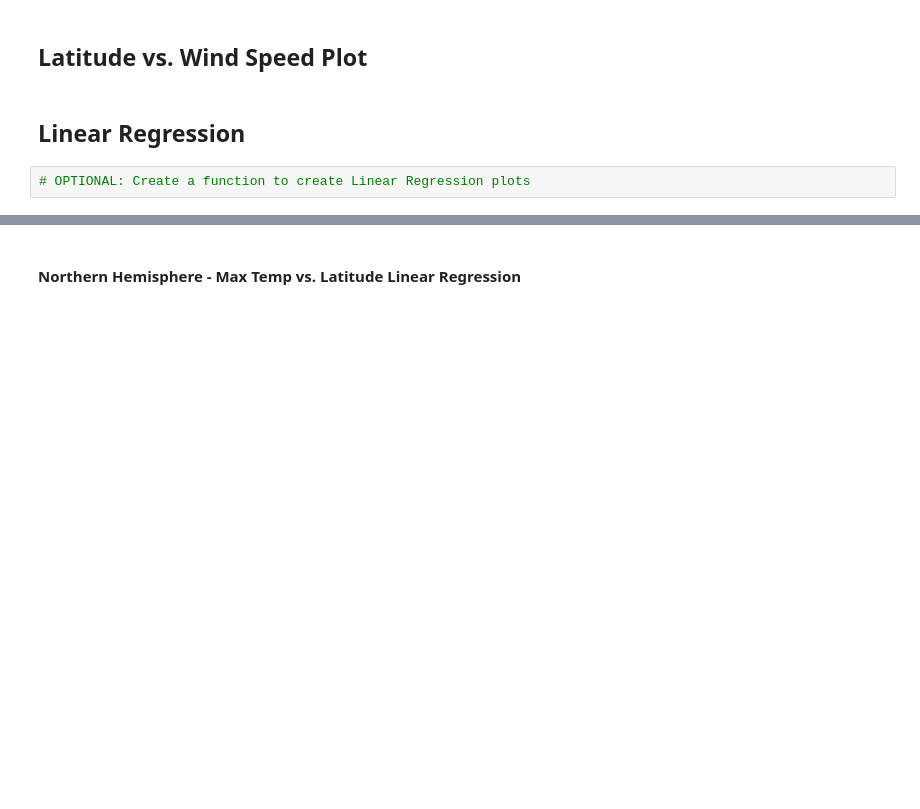
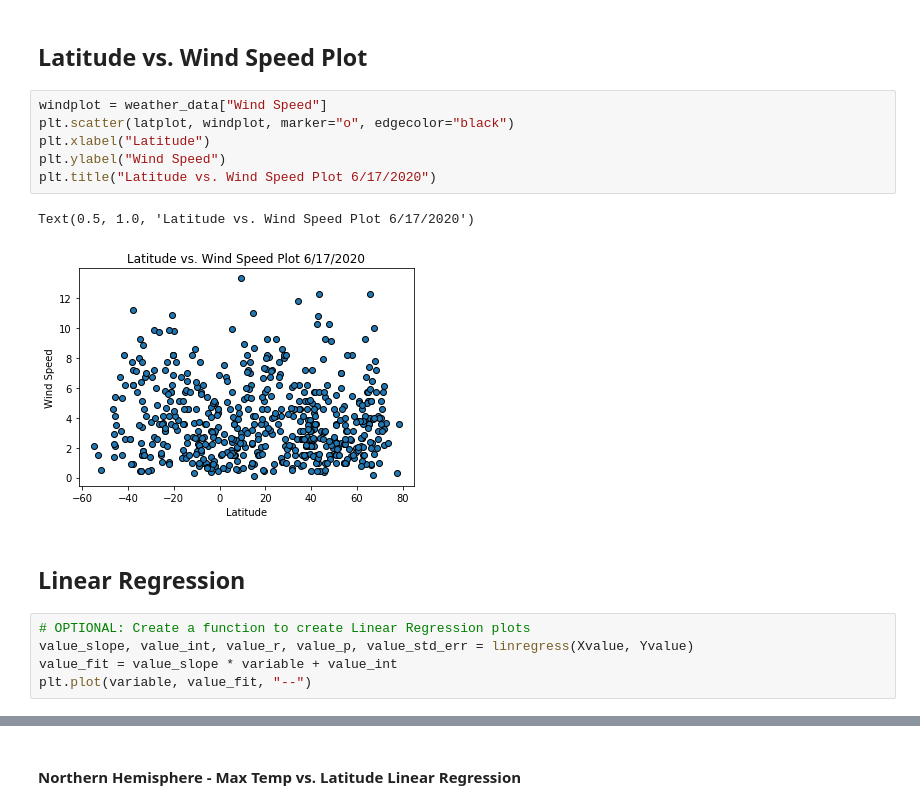
Before and after one commit to RHartley09/python-api-challenge, a Jupyter notebook: WeatherPy/WeatherPy.ipynb, the cells around one changed output, grey strips where cells are left out. Drawn from its saved outputs; the diff is of its cells as text; blank space fills up the shorter version.

```diff
--- a/WeatherPy/WeatherPy.ipynb
+++ b/WeatherPy/WeatherPy.ipynb
@@ -201,8 +200,20 @@ Text(0.5, 1.0, 'Latitude vs. Humidity Plot 6/9/2020')
 # %% [markdown]
 ## Latitude vs. Wind Speed Plot
+# %%
+windplot = weather_data["Wind Speed"]
+plt.scatter(latplot, windplot, marker="o", edgecolor="black")
+plt.xlabel("Latitude")
+plt.ylabel("Wind Speed")
+plt.title("Latitude vs. Wind Speed Plot 6/17/2020")
+# %% [output]
+Text(0.5, 1.0, 'Latitude vs. Wind Speed Plot 6/17/2020')
+[figure, added]
 # %% [markdown]
 ## Linear Regression
 # %%
 # OPTIONAL: Create a function to create Linear Regression plots
+value_slope, value_int, value_r, value_p, value_std_err = linregress(Xvalue, Yvalue)
+value_fit = value_slope * variable + value_int
+plt.plot(variable, value_fit, "--")
 # %%
 # Create Northern and Southern Hemisphere DataFrames
```
Also changed, not shown: parts of 23 cells of this notebook.
